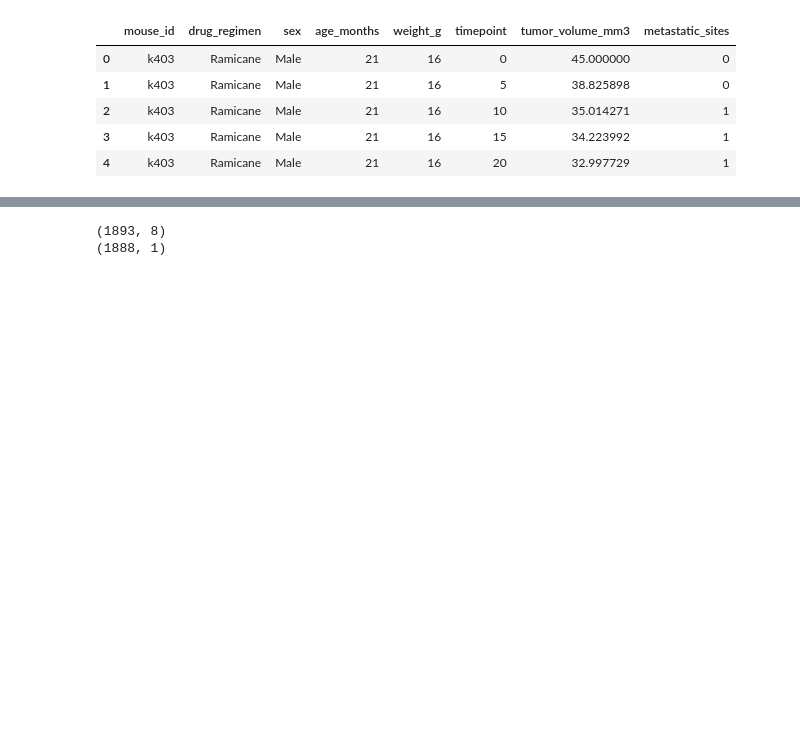
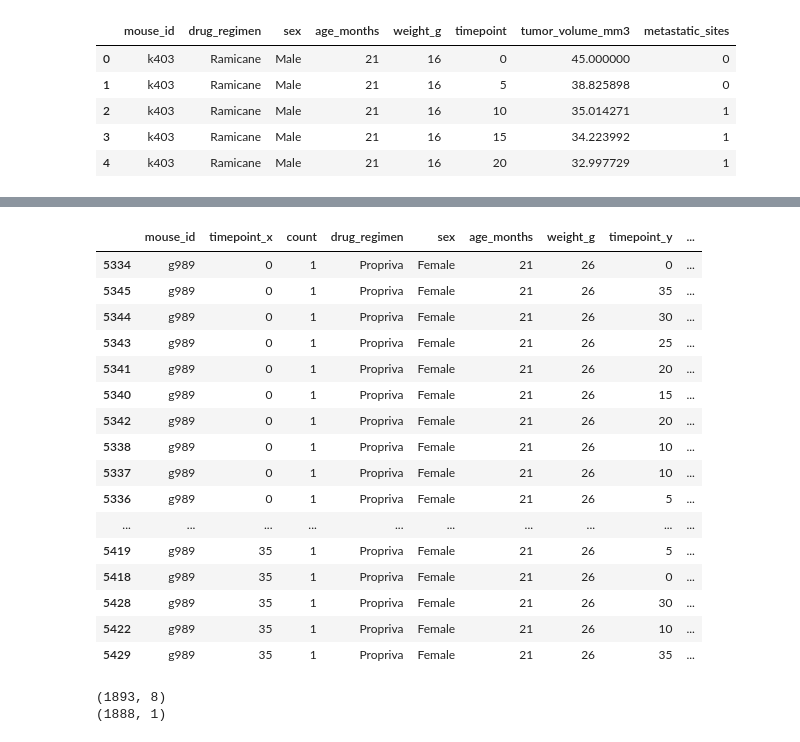
Before and after one commit to BatesJ72/matplotib_practice, a Jupyter notebook: pymaceuticals.ipynb, the cells around one changed output, grey strips where cells are left out. Drawn from its saved outputs; the diff is of its cells as text; code cells hidden in the pictures; blank space fills up the shorter version.

Commit message:
figured out the count thing - at least partly

```diff
--- a/pymaceuticals.ipynb
+++ b/pymaceuticals.ipynb
@@ -143,3 +128,54 @@ df_maybe["count"].sum()
+# %%
+# get only the columns i need
+df_count = df[["mouse_id", "timepoint"]]
+# print(df_count)
+df_nodupes = df.drop_duplicates()
+# print(df_nodupes.shape)
+
+df_count3 = (
+    df_count.groupby(by=["mouse_id", "timepoint"])["mouse_id"]
+    .count()
+    .reset_index(name="count")
+)
+# print(df_count3)
+
+df = df.drop_duplicates()
+
+# print(df.shape)
+# print(df_count3.shape)
+# print(df_count3)
+# print(df_count3["count"].sum())
+
+df_maybe = pd.merge(df_count3, df, on="mouse_id", how="inner")
+# df_maybe = df_maybe.drop_duplicates()
+# print(df_maybe.shape)
+# print(df_maybe)
+# df_maybe["count"].sum()
+# pd.set_option("display.max_rows", 100)
+# print(df_maybe.iloc[5346, :])
+# df_maybe[df_maybe["mouse_id"] == "g989"].sort_values(
+#     by=["count", "timepoint_x", "tumor_volume_mm3"]
+# )
+# df_maybe[df_maybe["count"] > 1]
+df_maybe[df_maybe["mouse_id"] == "g989"].sort_values(by="timepoint_x")
+# %% [output]
+|  | mouse_id | timepoint_x | count | drug_regimen | sex | age_months | weight_g | timepoint_y | ... |
+| 5334 | g989 | 0 | 1 | Propriva | Female | 21 | 26 | 0 | ... |
+| 5345 | g989 | 0 | 1 | Propriva | Female | 21 | 26 | 35 | ... |
+| 5344 | g989 | 0 | 1 | Propriva | Female | 21 | 26 | 30 | ... |
+| 5343 | g989 | 0 | 1 | Propriva | Female | 21 | 26 | 25 | ... |
+| 5341 | g989 | 0 | 1 | Propriva | Female | 21 | 26 | 20 | ... |
+| 5340 | g989 | 0 | 1 | Propriva | Female | 21 | 26 | 15 | ... |
+| 5342 | g989 | 0 | 1 | Propriva | Female | 21 | 26 | 20 | ... |
+| 5338 | g989 | 0 | 1 | Propriva | Female | 21 | 26 | 10 | ... |
+| 5337 | g989 | 0 | 1 | Propriva | Female | 21 | 26 | 10 | ... |
+| 5336 | g989 | 0 | 1 | Propriva | Female | 21 | 26 | 5 | ... |
+| ... | ... | ... | ... | ... | ... | ... | ... | ... | ... |
+| 5419 | g989 | 35 | 1 | Propriva | Female | 21 | 26 | 5 | ... |
+| 5418 | g989 | 35 | 1 | Propriva | Female | 21 | 26 | 0 | ... |
+| 5428 | g989 | 35 | 1 | Propriva | Female | 21 | 26 | 30 | ... |
+| 5422 | g989 | 35 | 1 | Propriva | Female | 21 | 26 | 10 | ... |
+| 5429 | g989 | 35 | 1 | Propriva | Female | 21 | 26 | 35 | ... |
 # %%
 # Getting the duplicate mice by ID number that shows up for Mouse ID and Timepoint.
 # counts = df.groupby(["mouse_id", "timepoint"]).rank()
```
Also changed, not shown: parts of 1 cell of this notebook.
